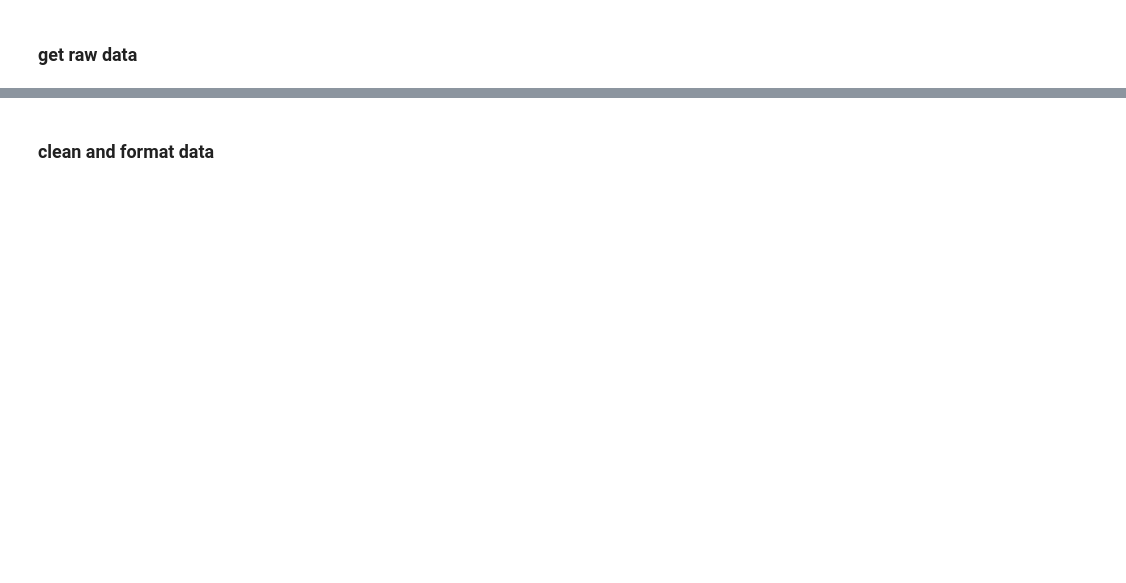
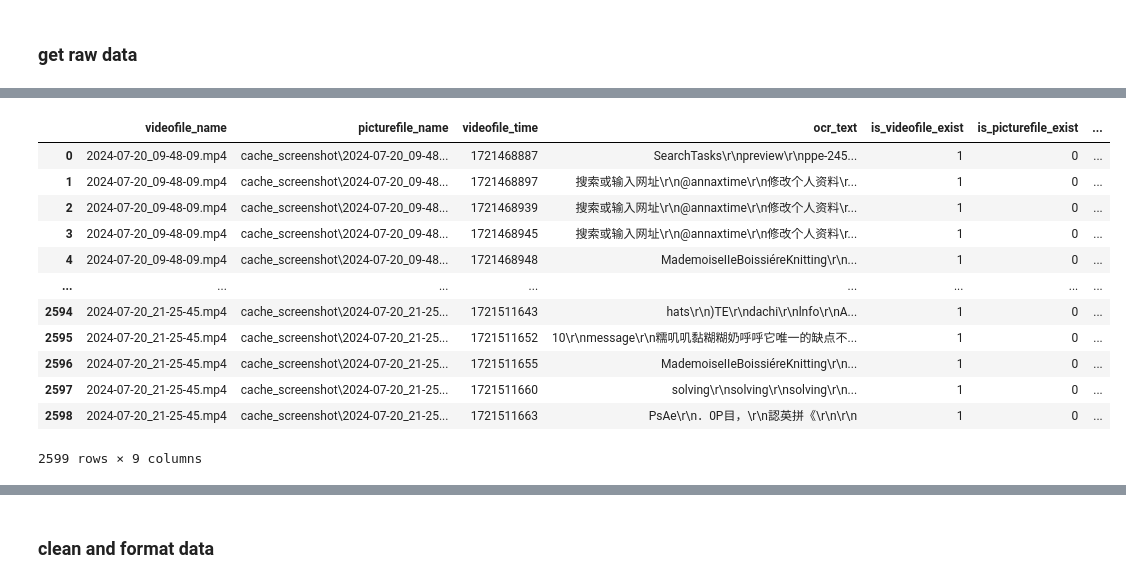
Before and after one commit to yuka-friends/Windrecorder, a Jupyter notebook: extension/LLM_summary_mvp/research.ipynb, the cells around one changed output, grey strips where cells are left out. Cells and saved outputs as stored; diff of their text form; code cells hidden in the pictures; blank space fills up the shorter version.

```diff
--- a/extension/LLM_summary_mvp/research.ipynb
+++ b/extension/LLM_summary_mvp/research.ipynb
@@ -16,10 +20,24 @@ from windrecorder.record_wintitle import get_wintitle_stat_in_day
 # %%
-dt_select = datetime.datetime.today()
+datetime_select = datetime.datetime.today()
 # %%
 df_day_search_result = OneDay().search_day_data(
-                    dt_select,
+                    datetime_select,
                     search_content="",
                 )
 
 df_day_search_result
+# %% [output]
+|  | videofile_name | picturefile_name | videofile_time | ocr_text | is_videofile_exist | is_picturefile_exist | ... |
+| 0 | 2024-07-20_09-48-09.mp4 | cache_screenshot\2024-07-20_09-48... | 1721468887 | SearchTasks\r\npreview\r\nppe-245... | 1 | 0 | ... |
+| 1 | 2024-07-20_09-48-09.mp4 | cache_screenshot\2024-07-20_09-48... | 1721468897 | 搜索或输入网址\r\n@annaxtime\r\n修改个人资料\r... | 1 | 0 | ... |
+| 2 | 2024-07-20_09-48-09.mp4 | cache_screenshot\2024-07-20_09-48... | 1721468939 | 搜索或输入网址\r\n@annaxtime\r\n修改个人资料\r... | 1 | 0 | ... |
+| 3 | 2024-07-20_09-48-09.mp4 | cache_screenshot\2024-07-20_09-48... | 1721468945 | 搜索或输入网址\r\n@annaxtime\r\n修改个人资料\r... | 1 | 0 | ... |
+| 4 | 2024-07-20_09-48-09.mp4 | cache_screenshot\2024-07-20_09-48... | 1721468948 | MademoiseIIeBoissiéreKnitting\r\n... | 1 | 0 | ... |
+| ... | ... | ... | ... | ... | ... | ... | ... |
+| 2594 | 2024-07-20_21-25-45.mp4 | cache_screenshot\2024-07-20_21-25... | 1721511643 | hats\r\n)TE\r\ndachi\r\nlnfo\r\nA... | 1 | 0 | ... |
+| 2595 | 2024-07-20_21-25-45.mp4 | cache_screenshot\2024-07-20_21-25... | 1721511652 | 10\r\nmessage\r\n糯叽叽黏糊糊奶呼呼它唯一的缺点不... | 1 | 0 | ... |
+| 2596 | 2024-07-20_21-25-45.mp4 | cache_screenshot\2024-07-20_21-25... | 1721511655 | MademoiseIIeBoissiéreKnitting\r\n... | 1 | 0 | ... |
+| 2597 | 2024-07-20_21-25-45.mp4 | cache_screenshot\2024-07-20_21-25... | 1721511660 | solving\r\nsolving\r\nsolving\r\n... | 1 | 0 | ... |
+| 2598 | 2024-07-20_21-25-45.mp4 | cache_screenshot\2024-07-20_21-25... | 1721511663 | PsAe\r\n．0P目，\r\n認英拼《\r\n\r\n | 1 | 0 | ... |
+2599 rows × 9 columns
 # %%
```
Also changed, not shown: parts of 7 cells of this notebook, 2 other files.
